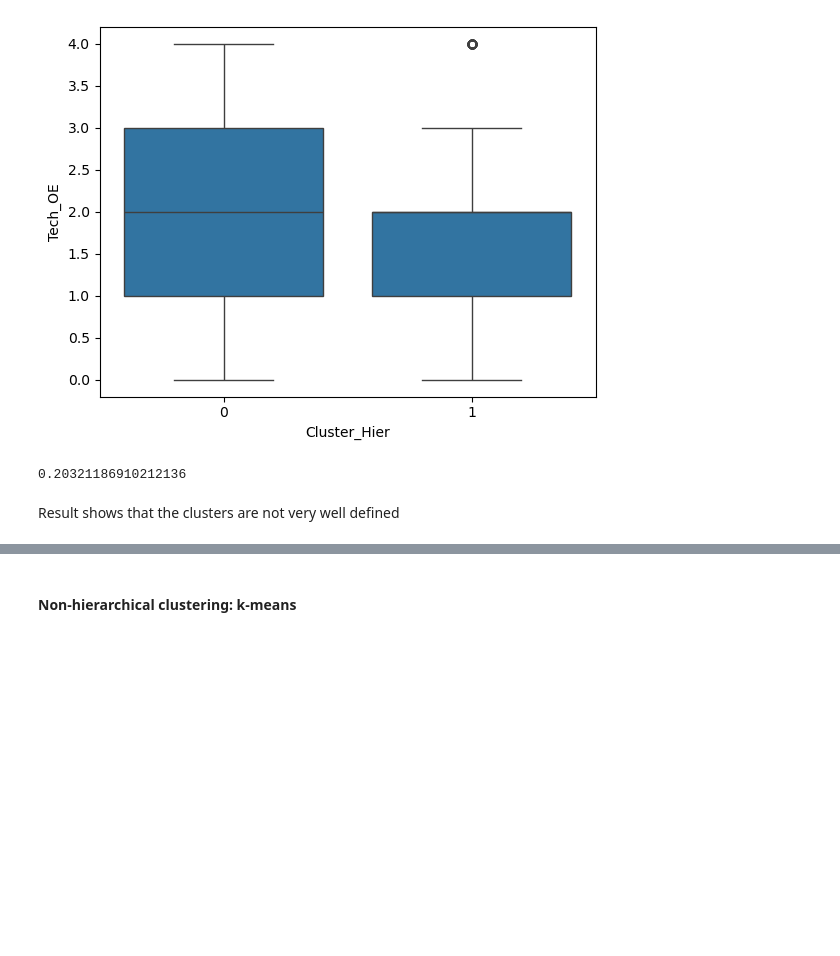
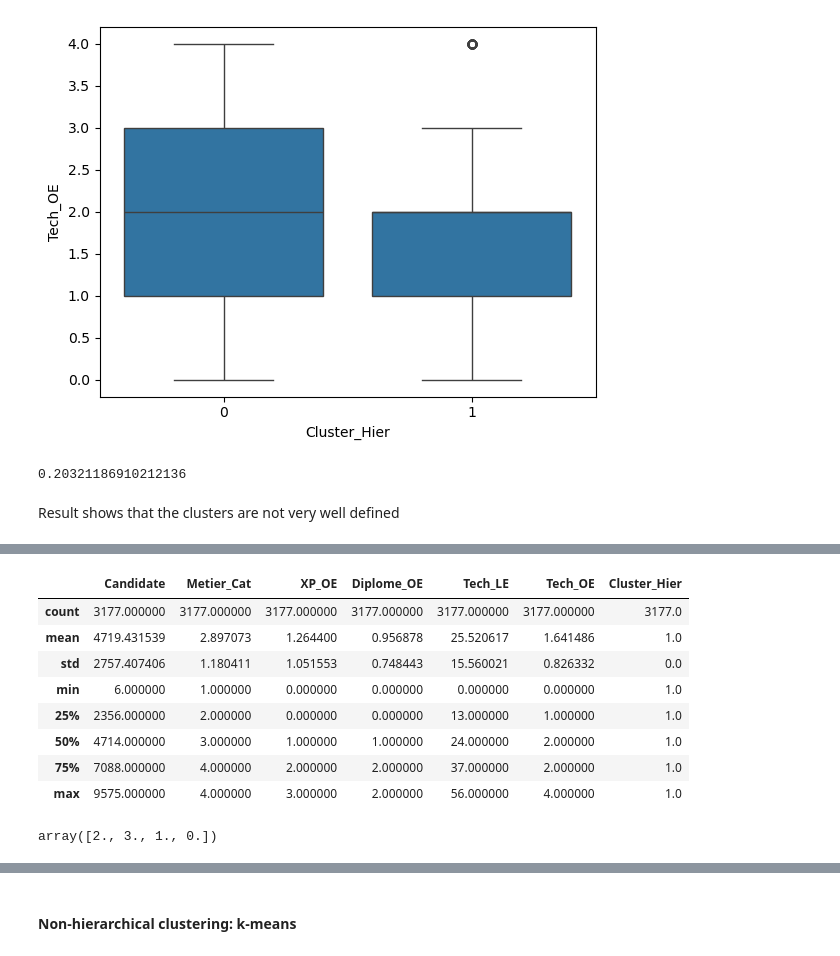
Before and after one commit to MarianneChehade/MarianneChehade, a Jupyter notebook: EQUANCY - Technical Test - CHEHADE.ipynb, the cells around one changed output, grey strips where cells are left out. Cells and saved outputs as stored; diff of their text form; code cells hidden in the pictures; blank space fills up the shorter version.

```diff
--- a/EQUANCY - Technical Test - CHEHADE.ipynb
+++ b/EQUANCY - Technical Test - CHEHADE.ipynb
@@ -631,0 +602,17 @@ Result shows that the clusters are not very well defined
+# %%
+stats_cluster1 = df_merged[df_merged.Cluster_Hier == 1].describe()
+stats_cluster1
+# %% [output]
+|  | Candidate | Metier_Cat | XP_OE | Diplome_OE | Tech_LE | Tech_OE | Cluster_Hier |
+| count | 3177.000000 | 3177.000000 | 3177.000000 | 3177.000000 | 3177.000000 | 3177.000000 | 3177.0 |
+| mean | 4719.431539 | 2.897073 | 1.264400 | 0.956878 | 25.520617 | 1.641486 | 1.0 |
+| std | 2757.407406 | 1.180411 | 1.051553 | 0.748443 | 15.560021 | 0.826332 | 0.0 |
+| min | 6.000000 | 1.000000 | 0.000000 | 0.000000 | 0.000000 | 0.000000 | 1.0 |
+| 25% | 2356.000000 | 2.000000 | 0.000000 | 0.000000 | 13.000000 | 1.000000 | 1.0 |
+| 50% | 4714.000000 | 3.000000 | 1.000000 | 1.000000 | 24.000000 | 2.000000 | 1.0 |
+| 75% | 7088.000000 | 4.000000 | 2.000000 | 2.000000 | 37.000000 | 2.000000 | 1.0 |
+| max | 9575.000000 | 4.000000 | 3.000000 | 2.000000 | 56.000000 | 4.000000 | 1.0 |
+# %%
+df_merged.Diplome_OE.unique()
+# %% [output]
+array([2., 3., 1., 0.])
```
Also changed, not shown: parts of 19 cells of this notebook.
